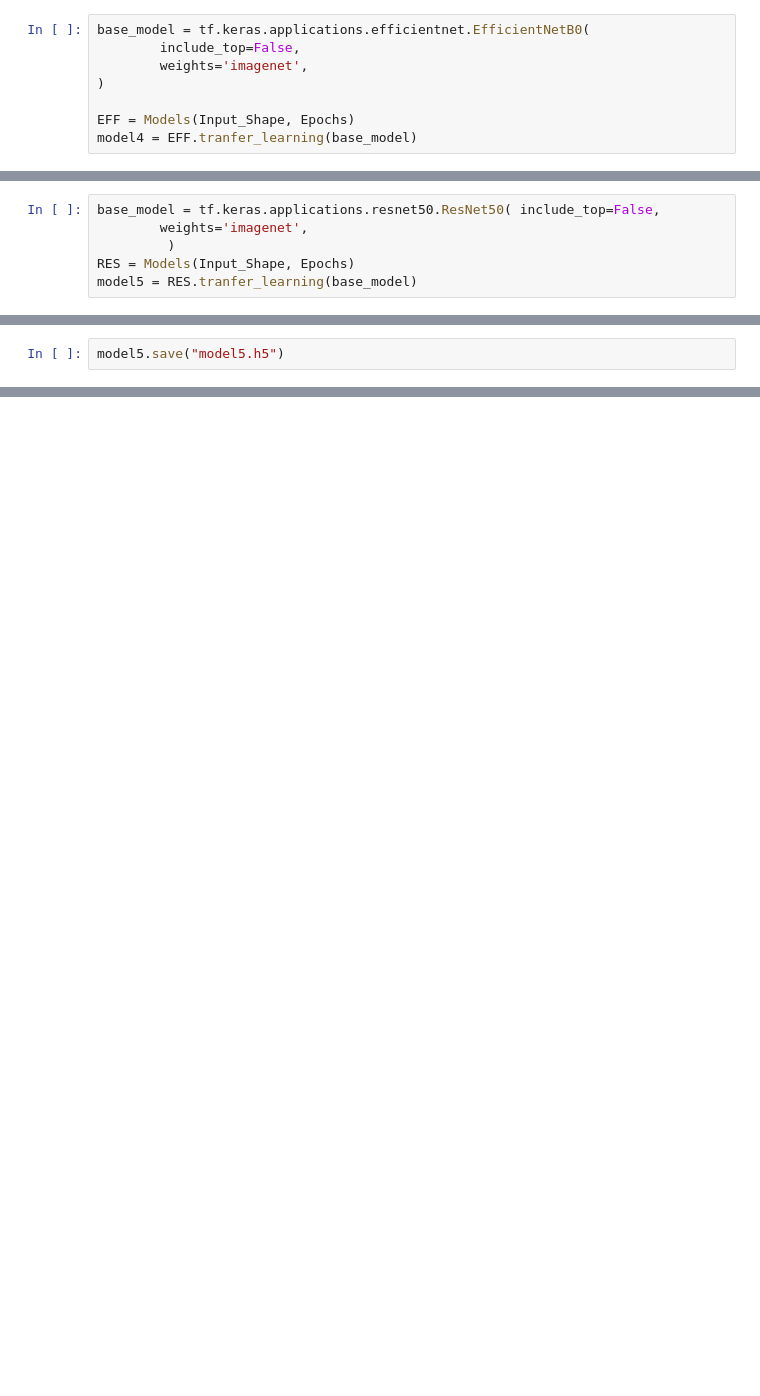
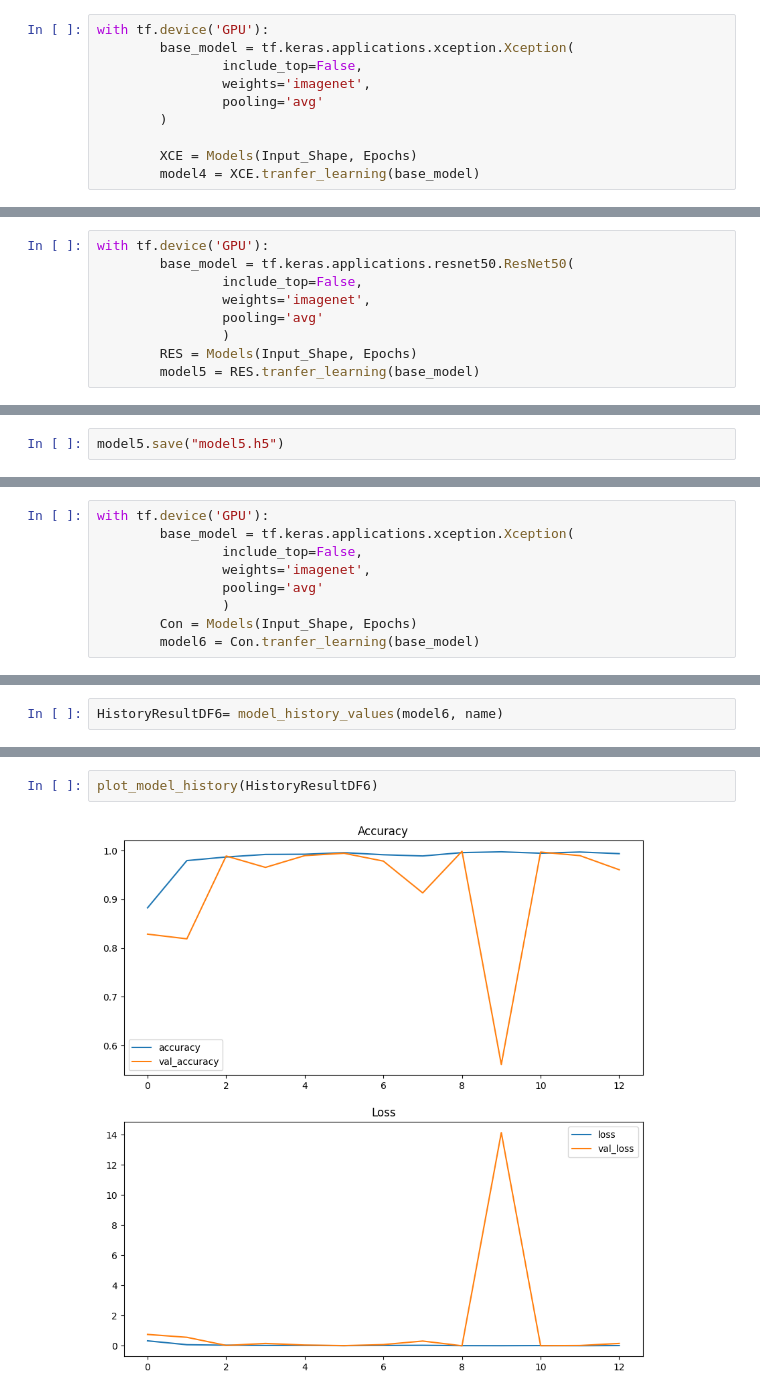
Before and after one commit to Osamah-Anmar-Sami/Kideny-Disease-Classification, a Jupyter notebook: Kideny Disease Classification.ipynb, the cells around one changed output, grey strips where cells are left out. Drawn from its saved outputs; the diff is of its cells as text; blank space fills up the shorter version.

```diff
--- a/Kideny Disease Classification.ipynb
+++ b/Kideny Disease Classification.ipynb
@@ -765,8 +1178,10 @@ name = 'EfficientNetB0'
 # %%
-base_model = tf.keras.applications.efficientnet.EfficientNetB0(
-        include_top=False,
-        weights='imagenet',
-)
+with tf.device('GPU'):
+        base_model = tf.keras.applications.xception.Xception(
+                include_top=False,
+                weights='imagenet',
+                pooling='avg'
+        )
 
-EFF = Models(Input_Shape, Epochs)
-model4 = EFF.tranfer_learning(base_model)
+        XCE = Models(Input_Shape, Epochs)
+        model4 = XCE.tranfer_learning(base_model)
@@ -839,8 +1345,11 @@ model4.save("model4.h5")
 # %%
 name = 'ResNet50'
 # %%
-base_model = tf.keras.applications.resnet50.ResNet50( include_top=False,
-        weights='imagenet',
-         )
-RES = Models(Input_Shape, Epochs)
-model5 = RES.tranfer_learning(base_model)
+with tf.device('GPU'):
+        base_model = tf.keras.applications.resnet50.ResNet50(
+                include_top=False,
+                weights='imagenet',
+                pooling='avg'
+                )
+        RES = Models(Input_Shape, Epochs)
+        model5 = RES.tranfer_learning(base_model)
@@ -910,0 +1515,9 @@ model5.save("model5.h5")
+# %%
+with tf.device('GPU'):
+        base_model = tf.keras.applications.xception.Xception(
+                include_top=False,
+                weights='imagenet',
+                pooling='avg'
+                )
+        Con = Models(Input_Shape, Epochs)
+        model6 = Con.tranfer_learning(base_model)
@@ -910,0 +1542,2 @@ model5.save("model5.h5")
+# %%
+HistoryResultDF6= model_history_values(model6, name)
@@ -910,0 +1561,4 @@ model5.save("model5.h5")
+# %%
+plot_model_history(HistoryResultDF6)
+# %% [output]
+[figure, added]
```
Also changed, not shown: parts of 163 cells of this notebook.
